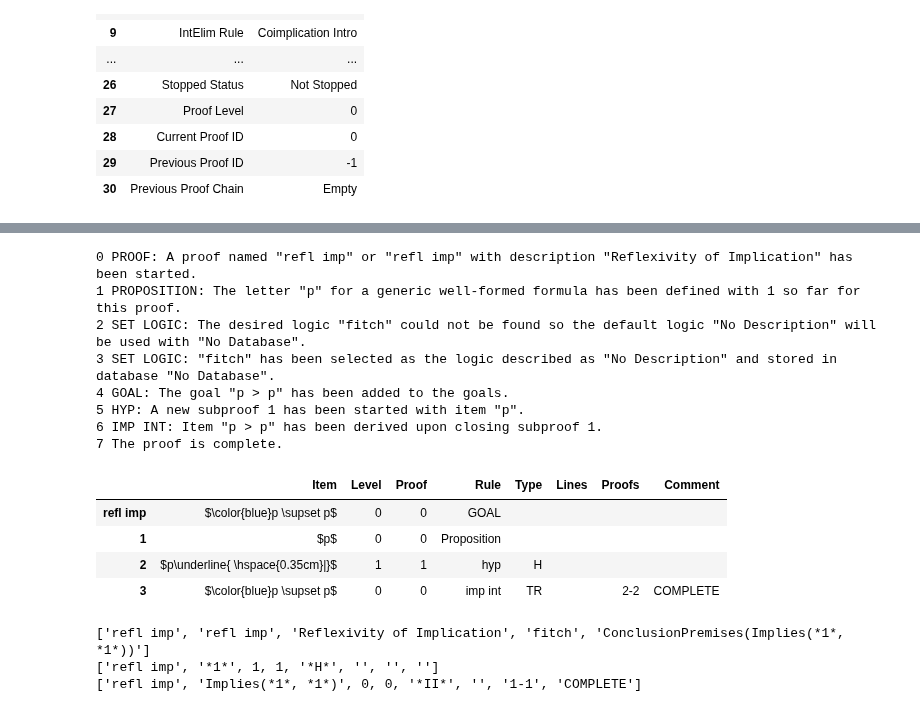
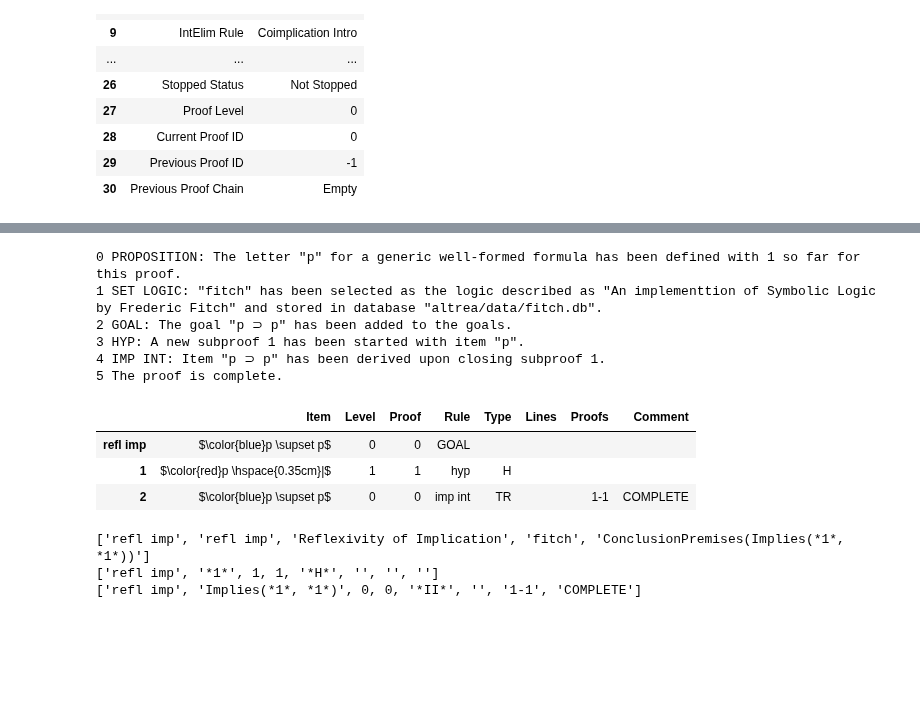
Before and after one commit to FrankHubeny/AltRea, a Jupyter notebook: fitch.ipynb, the cells around one changed output, grey strips where cells are left out. Saved outputs shown, nothing was run; the diff lists cells and outputs as text; code cells hidden in the pictures; blank space fills up the shorter version.

```diff
--- a/fitch.ipynb
+++ b/fitch.ipynb
@@ -20,21 +20,7 @@ connectors = [
     (logic, 'Necessary', 'Modal Necessarily'),
     (logic, 'Possibly', 'Modal Possibly'),
 ]
-intelimrules = [
-    (logic, p.coimplication_elim_tag, 'self.coimplication_elim_name'),
-    (logic, p.coimplication_intro_tag, 'self.coimplication_intro_name'),
-    (logic, p.conjunction_elim_tag, 'self.conjunction_elim_name'),
-    (logic, p.conjunction_intro_tag, 'self.conjunction_intro_name'),
-    (logic, p.disjunction_elim_tag, 'self.disjunction_elim_name'),
-    (logic, p.disjunction_intro_tag, 'self.disjunction_intro_name'),
-    (logic, p.implication_elim_tag, 'self.implication_elim_name'),
-    (logic, p.implication_intro_tag, 'self.implication_intro_name'),
-    (logic, p.necessary_elim_tag, 'self.necessary_elim_name'),
-    (logic, p.necessary_intro_tag, 'self.necessary_intro_name'),
-    (logic, p.negation_elim_tag, 'self.negation_elim_name'),
-    (logic, p.negation_intro_tag, 'self.negation_intro_name'),
-    (logic, p.possibly_elim_tag, 'self.possibly_elim_name'),
-    (logic, p.possibly_intro_tag, 'self.possibly_intro_name'),
+rules = [
 ]
 definitions = [
 ]
@@ -43,5 +29,5 @@ axioms = [
     (logic, 'dneg elim', 'Implies(Not(Not(*1*)), *1*)', 'dneg elim', 'Double Negation Elim'),
     (logic, 'explosion', 'Implies(And(*1*, Not(*1*)), *2*)', 'Explosion', 'From a contradiction derive anything'),
 ]
-altrea.data.addlogic(logic,logic,'An implementtion of Symbolic Logic by Frederic Fitch', connectors, intelimrules, definitions, axioms)
+altrea.data.addlogic(logic,logic,'An implementtion of Symbolic Logic by Frederic Fitch', connectors, rules, definitions, axioms)
 # %% [output]
@@ -149,33 +114,30 @@ for i in p.logicintelimrules:
 # %%
 # refl imp, 5.16
 
-from altrea.boolean import Wff, Or, Not, And, Implies, Iff, Necessary, Possibly
+from altrea.wffs import Wff, Or, Not, And, Implies, Iff, Necessary, Possibly
 from altrea.rules import Proof
 from altrea.display import fitchnotation
 
 reflimp = Proof(name='refl imp', displayname='refl imp', description='Reflexivity of Implication')
 p = reflimp.proposition('p')
 fitchnotation(reflimp)
 reflimp.setlogic('fitch')
 reflimp.goal(Implies(p, p))
 reflimp.hypothesis(p)
 reflimp.implication_intro()
 reflimp.displaylog()
-reflimp.displayproof()
+reflimp.displayproof(latex=1)
 # %% [output]
-0 PROOF: A proof named "refl imp" or "refl imp" with description "Reflexivity of Implication" has been started.
-1 PROPOSITION: The letter "p" for a generic well-formed formula has been defined with 1 so far for this proof.
-2 SET LOGIC: The desired logic "fitch" could not be found so the default logic "No Description" will be used with "No Database".
-3 SET LOGIC: "fitch" has been selected as the logic described as "No Description" and stored in database "No Database".
-4 GOAL: The goal "p > p" has been added to the goals.
-5 HYP: A new subproof 1 has been started with item "p".
-6 IMP INT: Item "p > p" has been derived upon closing subproof 1.
-7 The proof is complete.
+0 PROPOSITION: The letter "p" for a generic well-formed formula has been defined with 1 so far for this proof.
+1 SET LOGIC: "fitch" has been selected as the logic described as "An implementtion of Symbolic Logic by Frederic Fitch" and stored in database "altrea/data/fitch.db".
+2 GOAL: The goal "p ⊃ p" has been added to the goals.
+3 HYP: A new subproof 1 has been started with item "p".
+4 IMP INT: Item "p ⊃ p" has been derived upon closing subproof 1.
+5 The proof is complete.
 |  | Item | Level | Proof | Rule | Type | Lines | Proofs | Comment |
 | refl imp | $\color{blue}p \supset p$ | 0 | 0 | GOAL |  |  |  |  |
-| 1 | $p$ | 0 | 0 | Proposition |  |  |  |  |
-| 2 | $p\underline{ \hspace{0.35cm}|}$ | 1 | 1 | hyp | H |  |  |  |
-| 3 | $\color{blue}p \supset p$ | 0 | 0 | imp int | TR |  | 2-2 | COMPLETE |
+| 1 | $\color{red}p \hspace{0.35cm}|$ | 1 | 1 | hyp | H |  |  |  |
+| 2 | $\color{blue}p \supset p$ | 0 | 0 | imp int | TR |  | 1-1 | COMPLETE |
 # %%
 for i in reflimp.proofdatafinal:
     print(i)
```
Also changed, not shown: parts of 5 cells of this notebook, 37 other files.
